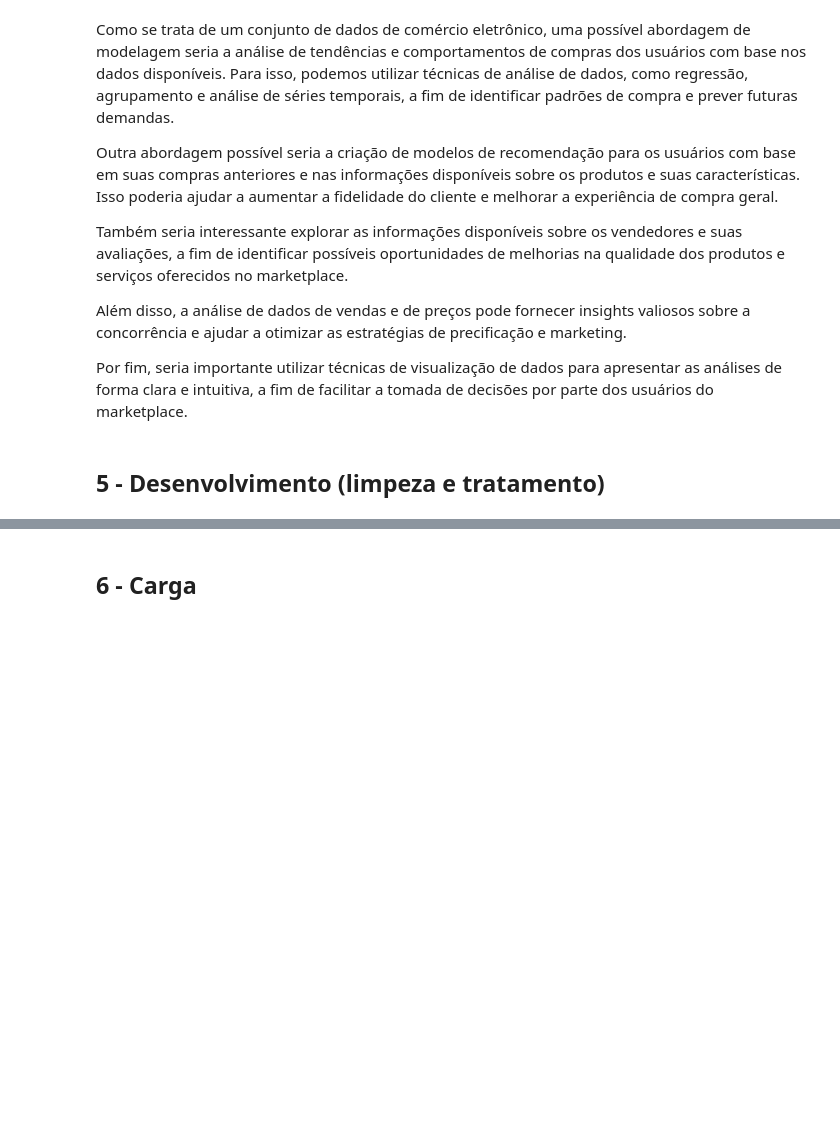
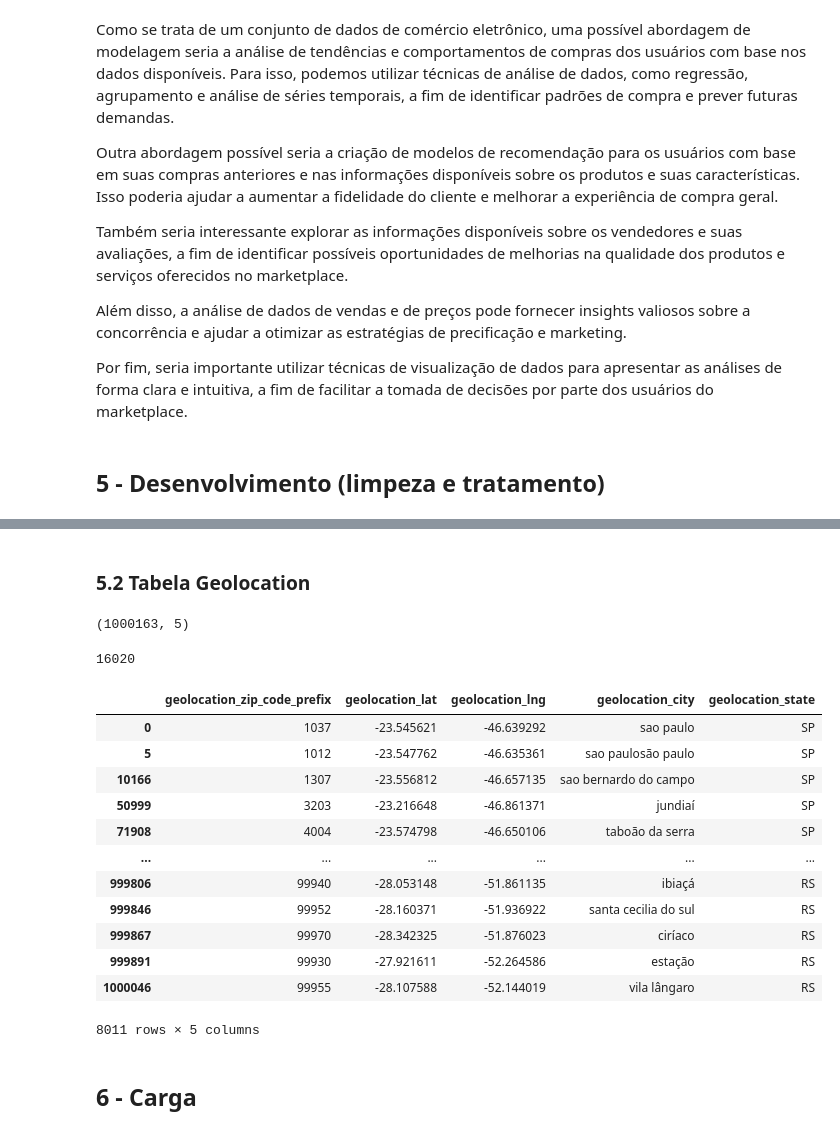
Before and after one commit to michelprosite/Trilha_Engenharia_Dados, a Jupyter notebook: desafio_ds.ipynb, the cells around one changed output, grey strips where cells are left out. Drawn from its saved outputs; the diff is of its cells as text; code cells hidden in the pictures; blank space fills up the shorter version.

```diff
--- a/desafio_ds.ipynb
+++ b/desafio_ds.ipynb
@@ -310,3 +361,35 @@ Por fim, seria importante utilizar técnicas de visualização de dados para apr
+# %% [markdown]
+### 5.2 Tabela Geolocation
+# %%
+df_geolocation.shape
+# %% [output]
+(1000163, 5)
+# %%
+fg = df_geolocation['geolocation_city'].unique()
+for i in range(len(fg)):
+    i += i
+print(i)
+# %% [output]
+16020
+# %%
+df_geolocation['geolocation_city'] = df_geolocation['geolocation_city'].apply(lambda x: 'sao paulo' + x[:] if x[:] == 'são paulo' else x)
+# %%
+df_geolocation_unicos = df_geolocation.drop_duplicates(subset=['geolocation_city'])
+df_geolocation_unicos
+# %% [output]
+|  | geolocation_zip_code_prefix | geolocation_lat | geolocation_lng | geolocation_city | geolocation_state |
+| 0 | 1037 | -23.545621 | -46.639292 | sao paulo | SP |
+| 5 | 1012 | -23.547762 | -46.635361 | sao paulosão paulo | SP |
+| 10166 | 1307 | -23.556812 | -46.657135 | sao bernardo do campo | SP |
+| 50999 | 3203 | -23.216648 | -46.861371 | jundiaí | SP |
+| 71908 | 4004 | -23.574798 | -46.650106 | taboão da serra | SP |
+| ... | ... | ... | ... | ... | ... |
+| 999806 | 99940 | -28.053148 | -51.861135 | ibiaçá | RS |
+| 999846 | 99952 | -28.160371 | -51.936922 | santa cecilia do sul | RS |
+| 999867 | 99970 | -28.342325 | -51.876023 | ciríaco | RS |
+| 999891 | 99930 | -27.921611 | -52.264586 | estação | RS |
+| 1000046 | 99955 | -28.107588 | -52.144019 | vila lângaro | RS |
+8011 rows × 5 columns
 # %% [markdown]
 ## 6 - Carga
 # %% [markdown]
```
Also changed, not shown: parts of 9 cells of this notebook.
